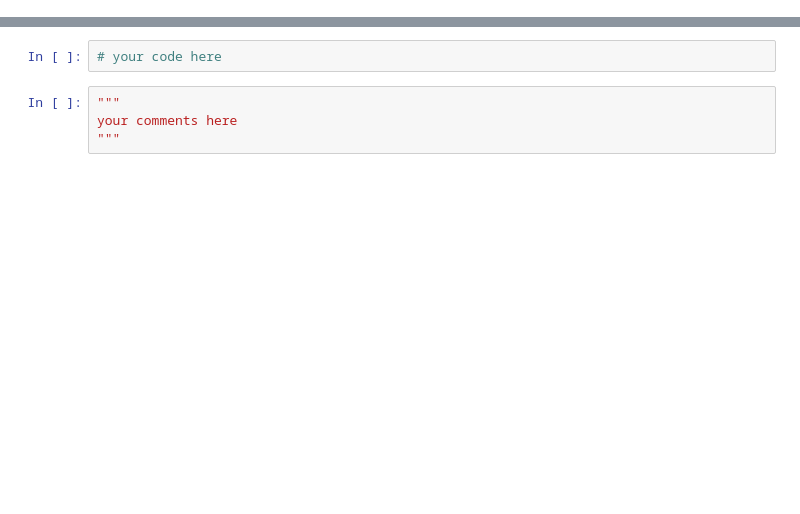
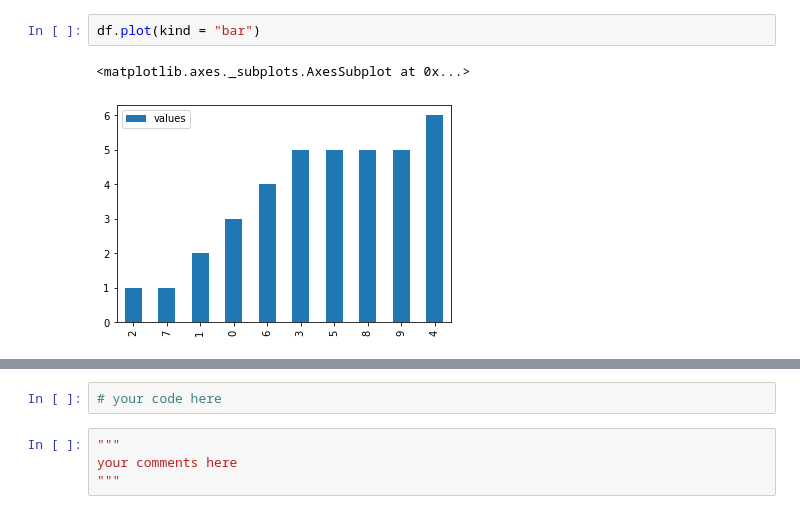
Before and after one commit to ta-data-lis/lab-subsetting-and-descriptive-stats, a Jupyter notebook: your-code/main.ipynb, the cells around one changed output, grey strips where cells are left out. Saved outputs shown, nothing was run; the diff lists cells and outputs as text; blank space fills up the shorter version.

```diff
--- a/your-code/main.ipynb
+++ b/your-code/main.ipynb
@@ -26,0 +65,5 @@
+# %%
+df.plot(kind = "bar")
+# %% [output]
+<matplotlib.axes._subplots.AxesSubplot at 0x...>
+[figure, added]
```
Also changed, not shown: parts of 154 cells of this notebook, 9 other files.
